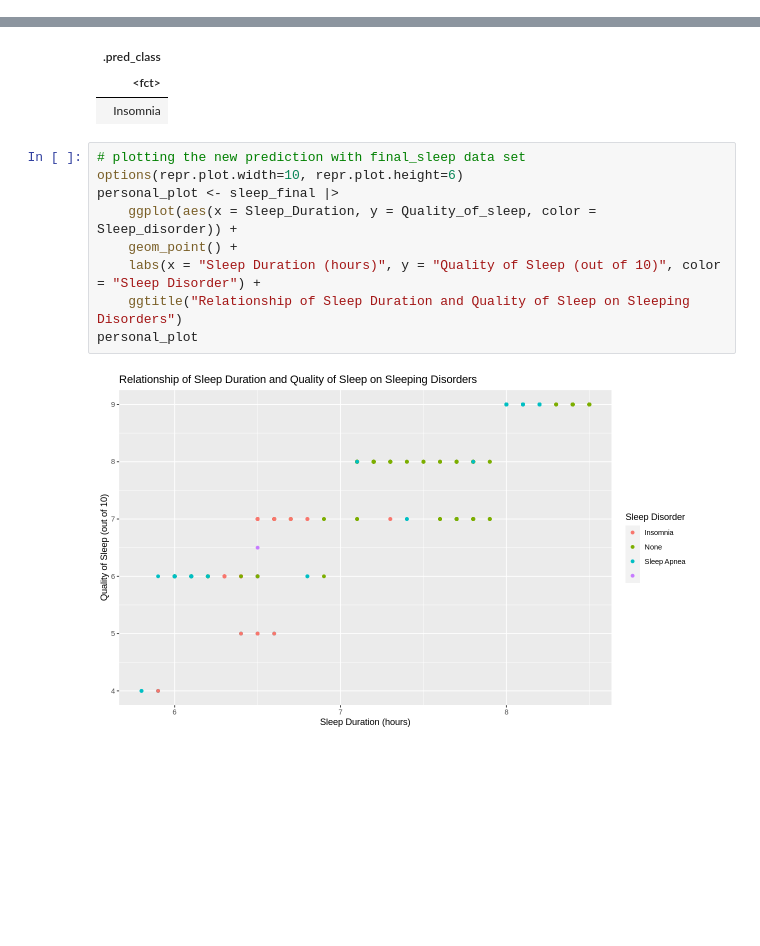
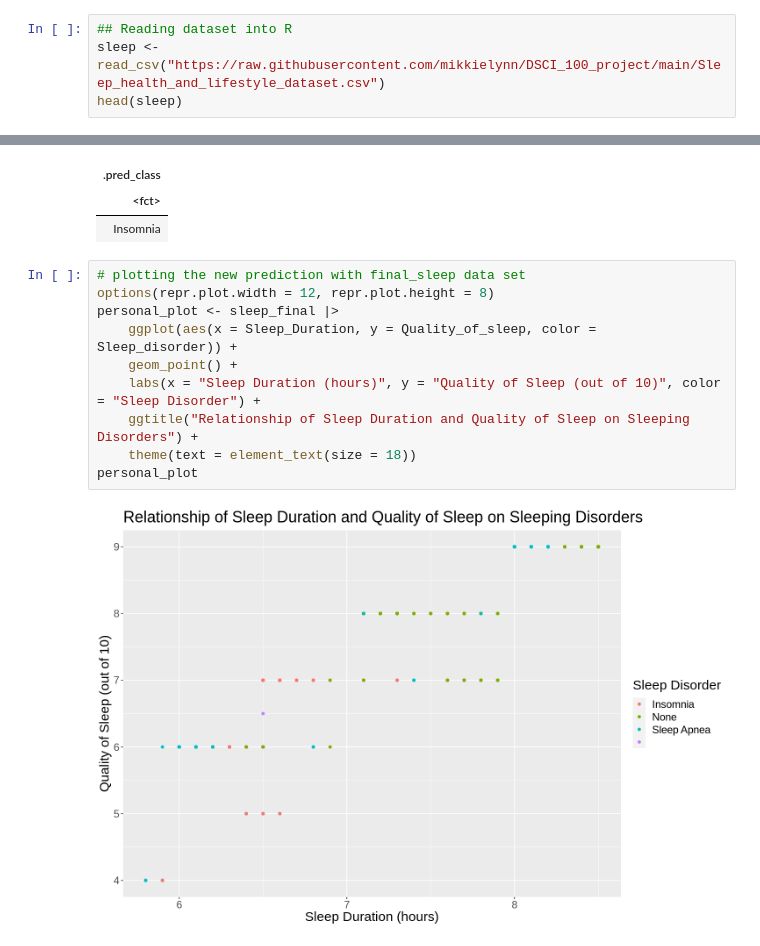
Before and after one commit to mikkielynn/DSCI_100_project, a Jupyter notebook: sleep_data.ipynb, the cells around one changed output, grey strips where cells are left out. Drawn from its saved outputs; the diff is of its cells as text; blank space fills up the shorter version.

Commit message:
Edited plot titles and size

```diff
--- a/sleep_data.ipynb
+++ b/sleep_data.ipynb
@@ -19,0 +16,4 @@ head(sleep)
+# %%
+## Reading dataset into R
+sleep <- read_csv("https://raw.githubusercontent.com/mikkielynn/DSCI_100_project/main/Sleep_health_and_lifestyle_dataset.csv")
+head(sleep)
@@ -264,12 +282,13 @@ A tibble: 1 × 1
 | Insomnia |
 # %%
 # plotting the new prediction with final_sleep data set
-options(repr.plot.width=10, repr.plot.height=6)
+options(repr.plot.width = 12, repr.plot.height = 8)
 personal_plot <- sleep_final |>
     ggplot(aes(x = Sleep_Duration, y = Quality_of_sleep, color = Sleep_disorder)) +
     geom_point() +
     labs(x = "Sleep Duration (hours)", y = "Quality of Sleep (out of 10)", color = "Sleep Disorder") +
-    ggtitle("Relationship of Sleep Duration and Quality of Sleep on Sleeping Disorders")
+    ggtitle("Relationship of Sleep Duration and Quality of Sleep on Sleeping Disorders") +
+    theme(text = element_text(size = 18))
 personal_plot
 # %% [output]
-[figure, old version]
+[figure, new version]
```
Also changed, not shown: parts of 7 cells of this notebook.
